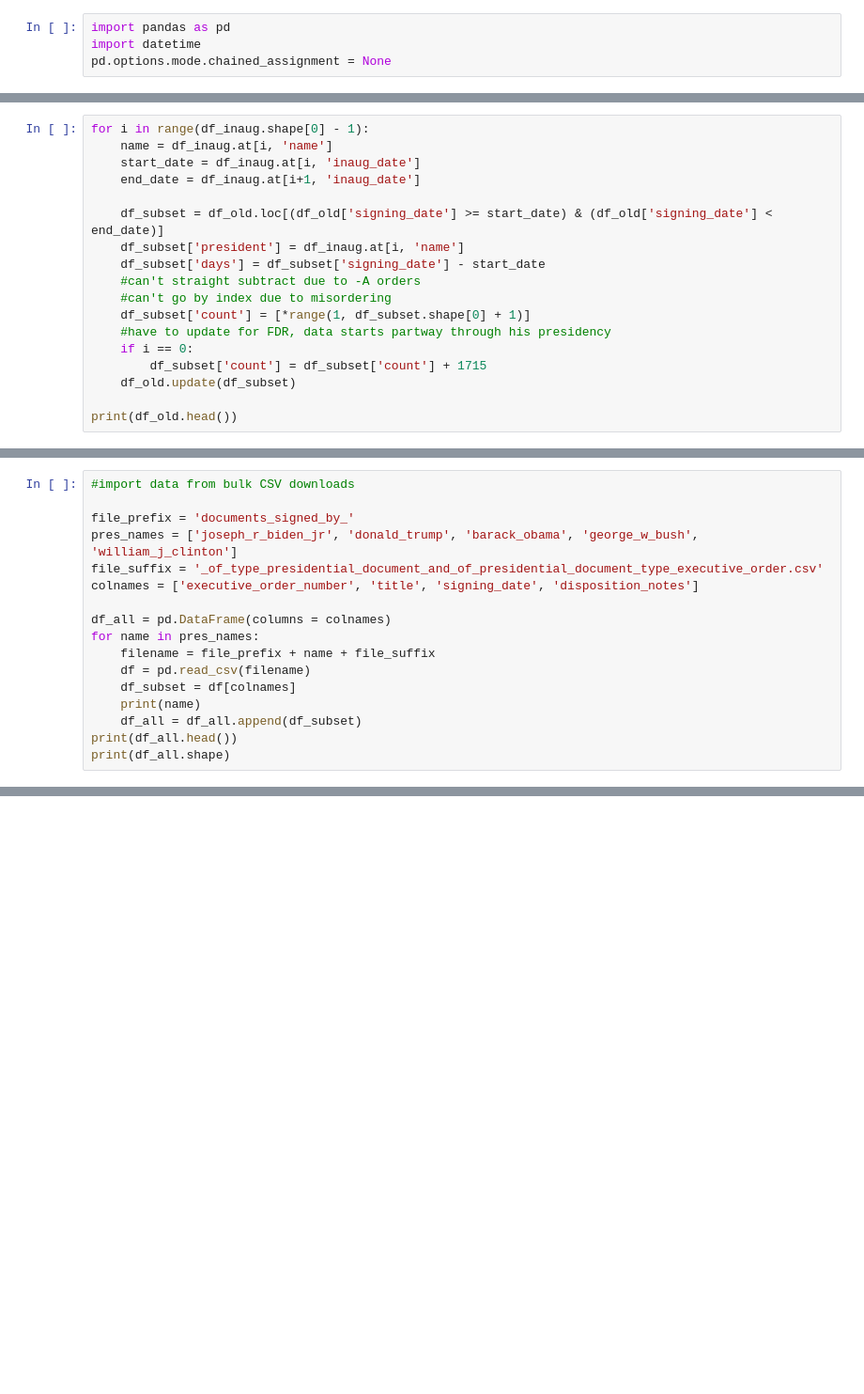
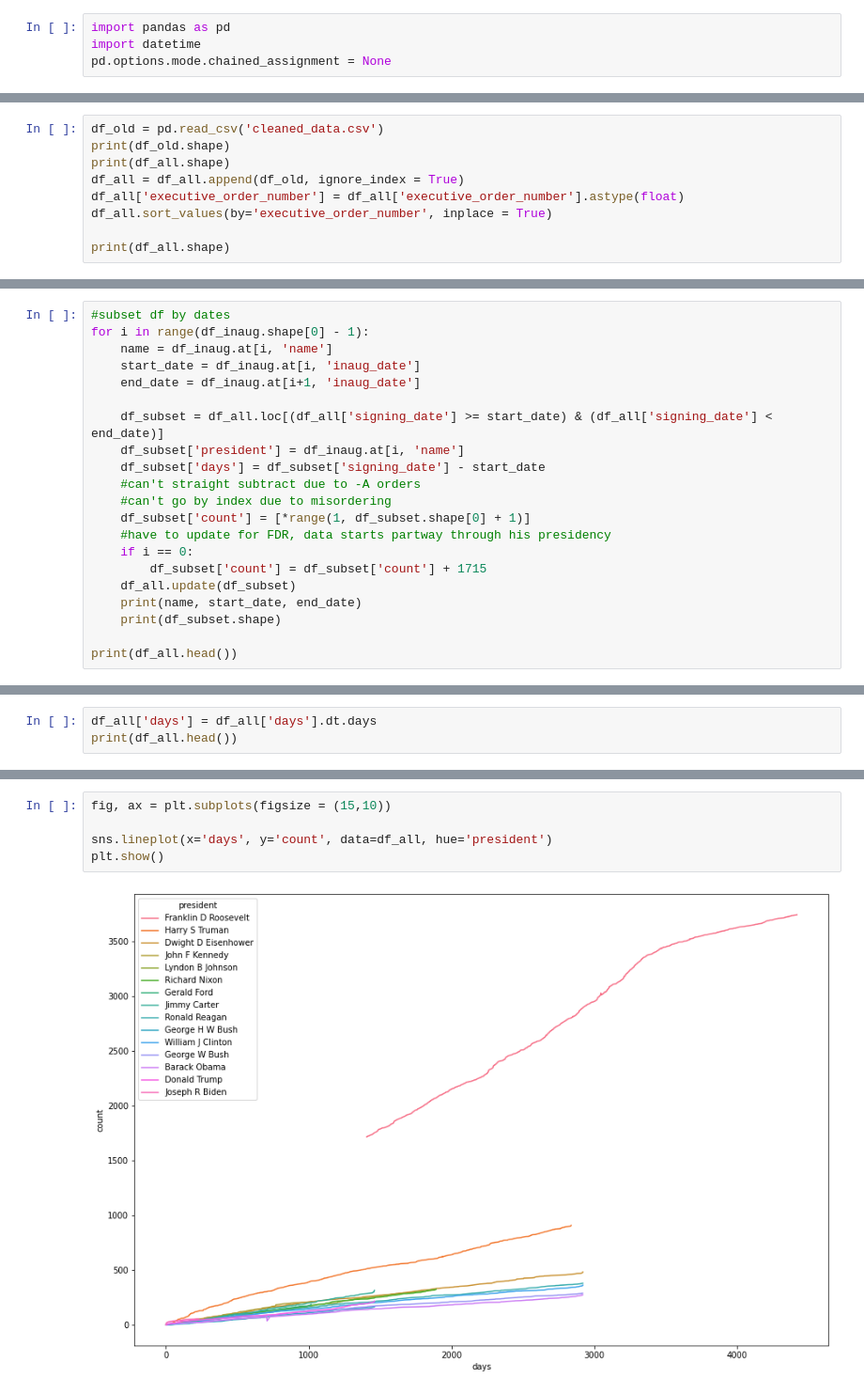
Before and after one commit to sporanges/exec_orders, a Jupyter notebook: 3_combine_data.ipynb, the cells around one changed output, grey strips where cells are left out. Shown: that part at 94% size. Saved outputs shown, nothing was run; the diff lists cells and outputs as text; blank space fills up the shorter version.

Commit message:
started plotting

```diff
--- a/3_combine_data.ipynb
+++ b/3_combine_data.ipynb
@@ -4,0 +42,9 @@ pd.options.mode.chained_assignment = None
+# %%
+df_old = pd.read_csv('cleaned_data.csv')
+print(df_old.shape)
+print(df_all.shape)
+df_all = df_all.append(df_old, ignore_index = True)
+df_all['executive_order_number'] = df_all['executive_order_number'].astype(float)
+df_all.sort_values(by='executive_order_number', inplace = True)
+
+print(df_all.shape)
@@ -54,10 +111,11 @@ print(df_inaug.head())
 # %%
+#subset df by dates
 for i in range(df_inaug.shape[0] - 1):
     name = df_inaug.at[i, 'name']
     start_date = df_inaug.at[i, 'inaug_date']
     end_date = df_inaug.at[i+1, 'inaug_date']
 
-    df_subset = df_old.loc[(df_old['signing_date'] >= start_date) & (df_old['signing_date'] < end_date)]
+    df_subset = df_all.loc[(df_all['signing_date'] >= start_date) & (df_all['signing_date'] < end_date)]
     df_subset['president'] = df_inaug.at[i, 'name']
     df_subset['days'] = df_subset['signing_date'] - start_date
     #can't straight subtract due to -A orders
@@ -66,7 +124,9 @@ for i in range(df_inaug.shape[0] - 1):
     #have to update for FDR, data starts partway through his presidency
     if i == 0:
         df_subset['count'] = df_subset['count'] + 1715
-    df_old.update(df_subset)
+    df_all.update(df_subset)
+    print(name, start_date, end_date)
+    print(df_subset.shape)
 
-print(df_old.head())
+print(df_all.head())
 # %% [output]
@@ -145,17 +150,3 @@ print(df_old.loc[(df_old['signing_date'] >= '1961-01-20') & (df_old['signing_dat
-# %%
-#import data from bulk CSV downloads
-
-file_prefix = 'documents_signed_by_'
-pres_names = ['joseph_r_biden_jr', 'donald_trump', 'barack_obama', 'george_w_bush', 'william_j_clinton']
-file_suffix = '_of_type_presidential_document_and_of_presidential_document_type_executive_order.csv'
-colnames = ['executive_order_number', 'title', 'signing_date', 'disposition_notes']
-
-df_all = pd.DataFrame(columns = colnames)
-for name in pres_names:
-    filename = file_prefix + name + file_suffix
-    df = pd.read_csv(filename)
-    df_subset = df[colnames]
-    print(name)
-    df_all = df_all.append(df_subset)
-print(df_all.head())
-print(df_all.shape)
+# %%
+df_all['days'] = df_all['days'].dt.days
+print(df_all.head())
@@ -161,0 +176,7 @@ print(df_all.shape)
+# %%
+fig, ax = plt.subplots(figsize = (15,10))
+
+sns.lineplot(x='days', y='count', data=df_all, hue='president')
+plt.show()
+# %% [output]
+[figure, added]
```
Also changed, not shown: parts of 15 cells of this notebook, 2 other files.
